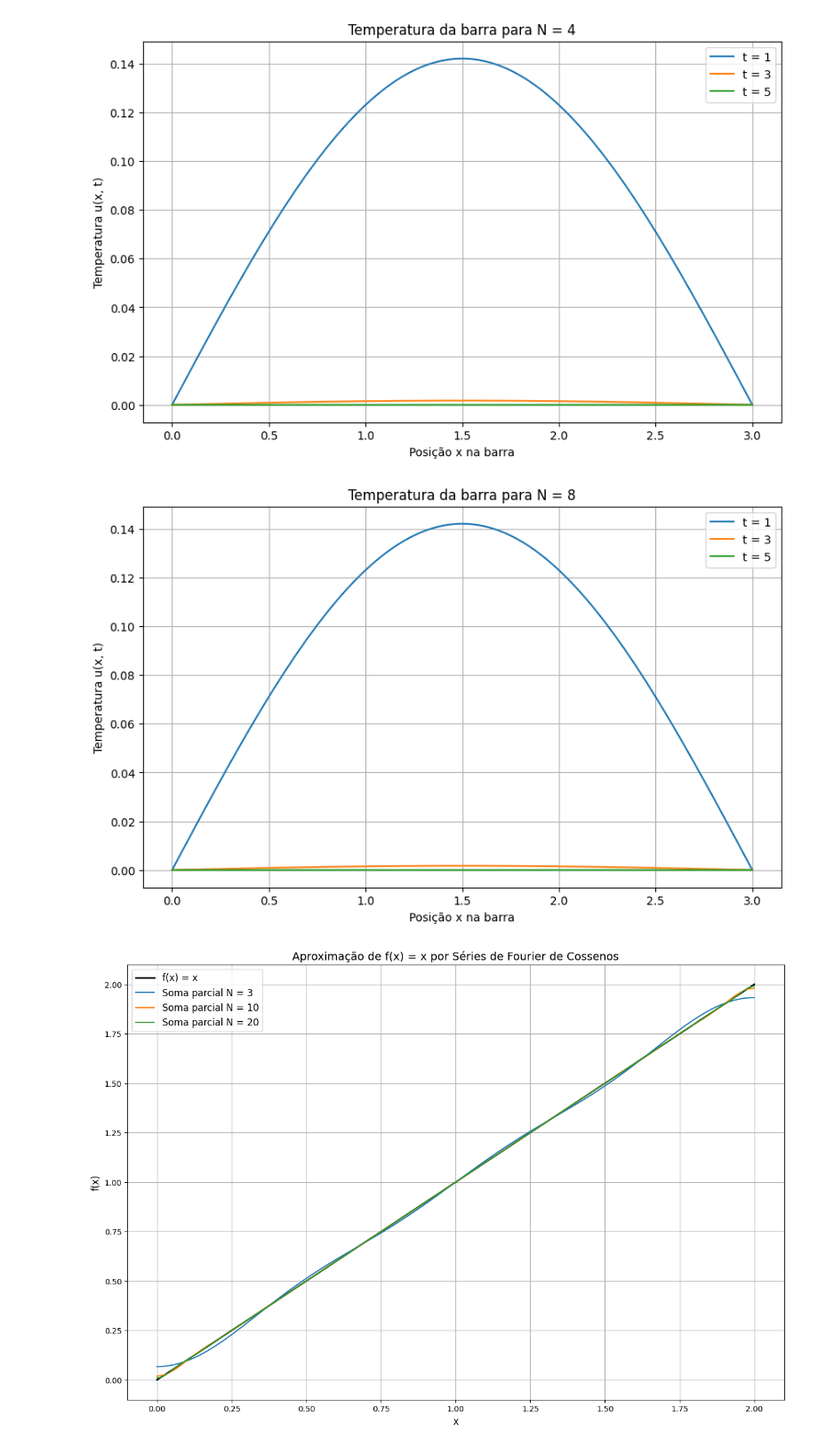
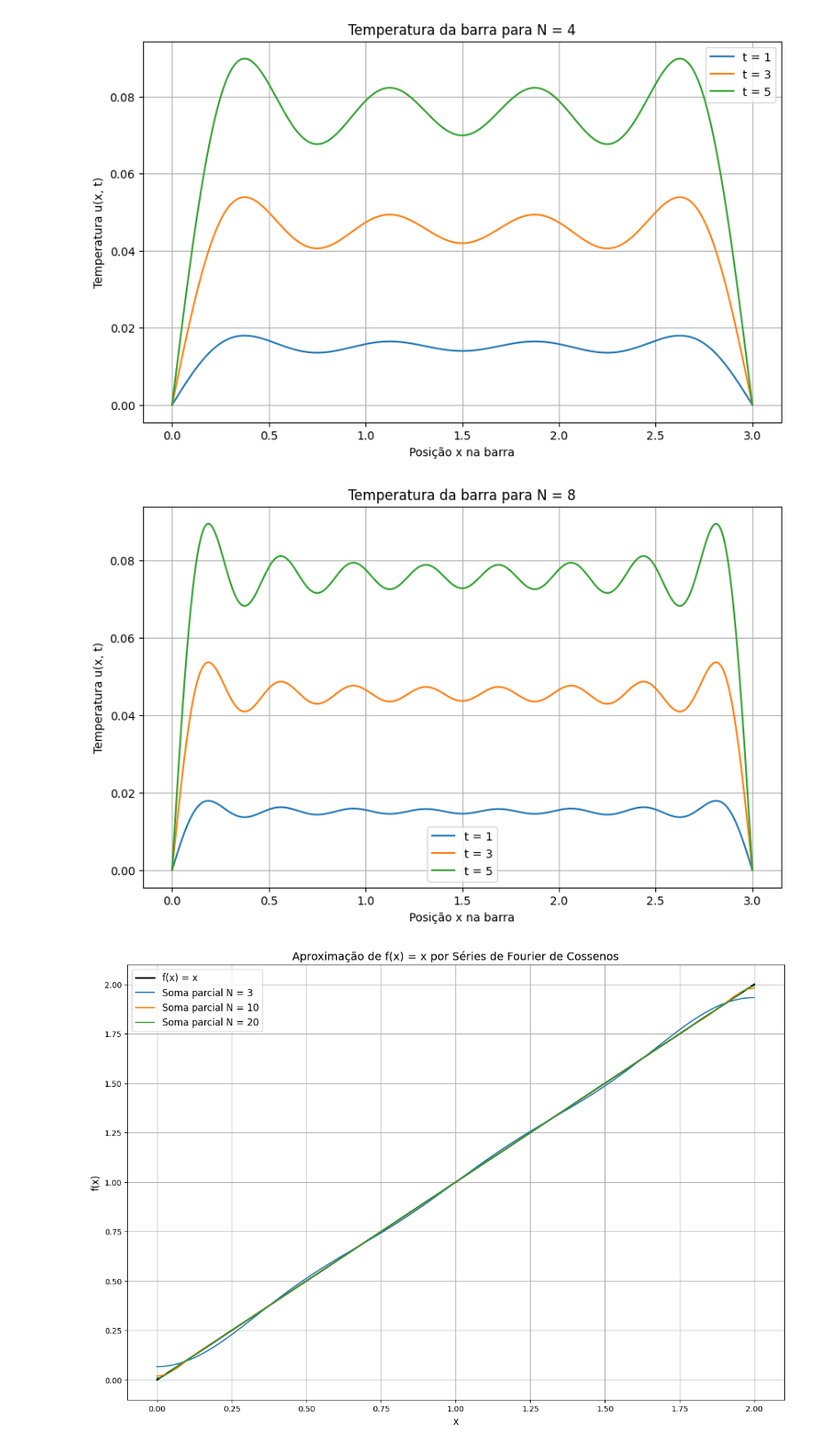
Before and after one commit to pvinig/Fisica-Matematica-series, a Jupyter notebook: graficos fis mat.ipynb, the cells around one changed output. Shown at 89% size. Saved outputs shown, nothing was run; the diff lists cells and outputs as text; code cells hidden in the pictures.

```diff
--- a/graficos fis mat.ipynb
+++ b/graficos fis mat.ipynb
@@ -5,14 +5,14 @@ import matplotlib.pyplot as plt
 def u_xt(x, t, N):
     L = 3
     u = np.zeros_like(x)
-    for k in range(1, N+1):
-        n = 2*k - 1
-        term = (4 / np.pi) * (1 / n) * np.sin(n * np.pi * x / L) * np.exp(-2 * (n * np.pi / L)**2 * t)
+    for n in range(1, 2*N, 2):
+        coef = 4 / (n * np.pi)
+        term = coef * np.sin(n * np.pi * x / L) * np.exp(-2 * np.pi / L)**2 * t
         u += term
     return u
 # %%
 # Definir o intervalo de x
-x = np.linspace(0, 3, 500)
+x = np.linspace(0, 3, 1000)
 
 # Valores de t e N
 t_values = [1, 3, 5]
@@ -36,4 +36,4 @@ for N in N_values:
-[figure, old version]
+[figure, new version]
-[figure, old version]
+[figure, new version]
 # %%
 def f_original(x):
```
Also changed, not shown: parts of 5 cells of this notebook.
